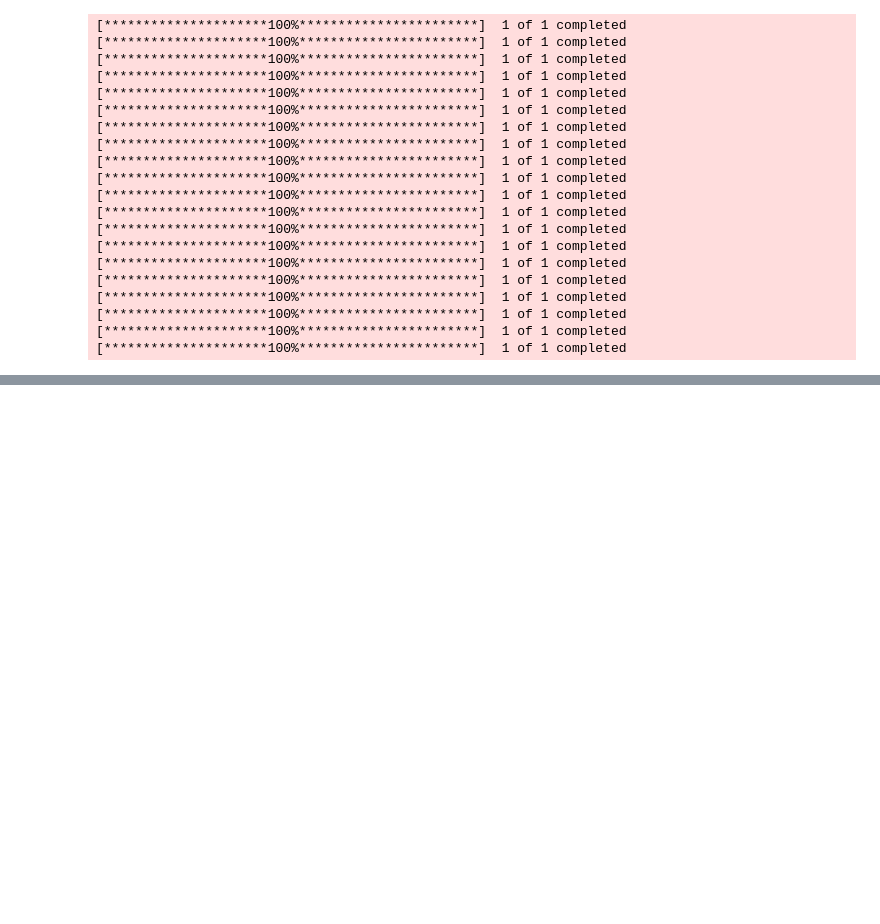
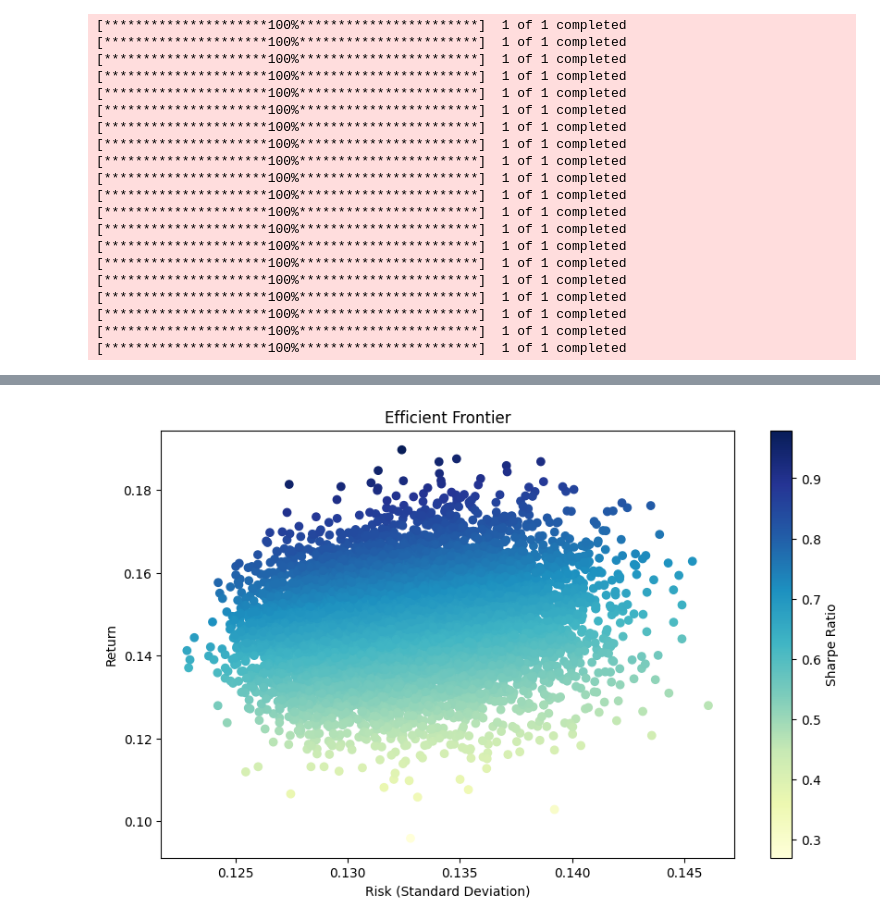
Before and after one commit to anujquants/portfolio-optimization-mpt, a Jupyter notebook: Portfolio_Optimization_Model.ipynb, the cells around one changed output, grey strips where cells are left out. Drawn from its saved outputs; the diff is of its cells as text; code cells hidden in the pictures; blank space fills up the shorter version.

```diff
--- a/Portfolio_Optimization_Model.ipynb
+++ b/Portfolio_Optimization_Model.ipynb
@@ -167,3 +92,0 @@ def expected_return (weights, log_returns):
-# %%
-def sharpe_ratio (weights, log_returns, cov_matrix, risk_free_rate):
-    return(expected_return(weights, log_returns)- risk_free_rate)/std_dev (weights, cov_matrix)
@@ -311,0 +117,4 @@ array([0.001     , 0.001     , 0.07115645, 0.001     , 0.001     ,
+# %%
+returns = stocks.pct_change()
+returns = returns.dropna()  # Remove the first row with NaN values
+returns
@@ -311,0 +176,24 @@ array([0.001     , 0.001     , 0.07115645, 0.001     , 0.001     ,
+# %%
+mean_returns = returns.mean()
+cov_matrix = returns.cov()
+# %%
+num_portfolios = 10000
+results = np.zeros((3, num_portfolios))
+weights_record = []
+
+rf = 0.06   # Example 6% India risk-free
+ann = 252
+
+for i in range(num_portfolios):
+    weights = np.random.random(len(stocks.columns))
+    weights /= np.sum(weights)
+    weights_record.append(weights)
+
+    portfolio_return = np.sum(weights * mean_returns) * ann
+    portfolio_stddev = np.sqrt(np.dot(weights.T, np.dot(cov_matrix, weights))) * np.sqrt(ann)
+
+    sharpe_ratio = (portfolio_return - rf) / portfolio_stddev
+
+    results[0, i] = portfolio_return
+    results[1, i] = portfolio_stddev
+    results[2, i] = sharpe_ratio
@@ -311,0 +228,12 @@ array([0.001     , 0.001     , 0.07115645, 0.001     , 0.001     ,
+# %%
+import matplotlib.pyplot as plt
+
+plt.figure(figsize=(10, 6))
+plt.scatter(results[1, :], results[0, :], c=results[2, :], cmap='YlGnBu', marker='o')
+plt.title('Efficient Frontier')
+plt.xlabel('Risk (Standard Deviation)')
+plt.ylabel('Return')
+plt.colorbar(label='Sharpe Ratio')
+plt.show()
+# %% [output]
+[figure, added]
```
Also changed, not shown: parts of 41 cells of this notebook.
